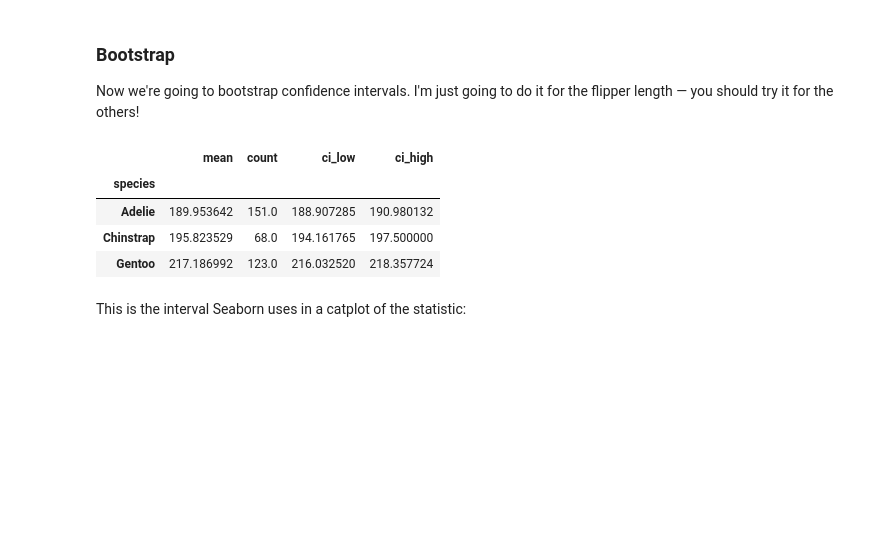
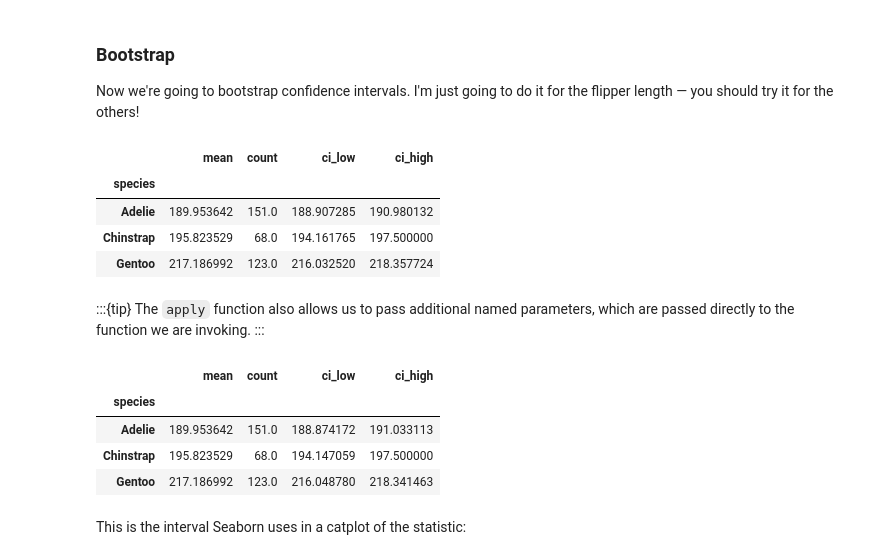
Before and after one commit to mdekstrand/cs533-web, a Jupyter notebook: resources/tutorials/PenguinSamples.ipynb, the cells around one changed output. Saved outputs shown, nothing was run; the diff lists cells and outputs as text; code cells hidden in the pictures; blank space fills up the shorter version.

```diff
--- a/resources/tutorials/PenguinSamples.ipynb
+++ b/resources/tutorials/PenguinSamples.ipynb
@@ -212,6 +212,18 @@ penguins.groupby('species')['FlipperLength'].apply(boot_mean_estimate).unstack()
 | Adelie | 189.953642 | 151.0 | 188.907285 | 190.980132 |
 | Chinstrap | 195.823529 | 68.0 | 194.161765 | 197.500000 |
 | Gentoo | 217.186992 | 123.0 | 216.032520 | 218.357724 |
+# %% [markdown]
+:::{tip}
+The `apply` function also allows us to pass additional named parameters, which are passed directly to the function we are invoking.
+:::
+# %%
+penguins.groupby('species')['FlipperLength'].apply(boot_mean_estimate, nboot=5000).unstack()
+# %% [output]
+|  | mean | count | ci_low | ci_high |
+| species |  |  |  |  |
+| Adelie | 189.953642 | 151.0 | 188.874172 | 191.033113 |
+| Chinstrap | 195.823529 | 68.0 | 194.147059 | 197.500000 |
+| Gentoo | 217.186992 | 123.0 | 216.048780 | 218.341463 |
 # %% [markdown]
 This is the interval Seaborn uses in a catplot of the statistic:
 # %%
```
Also changed, not shown: parts of 8 cells of this notebook.
